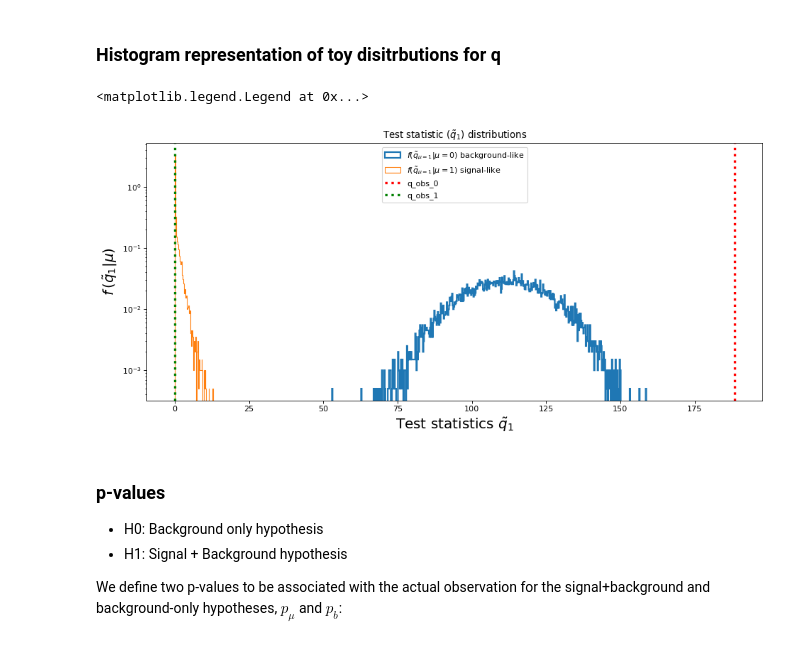
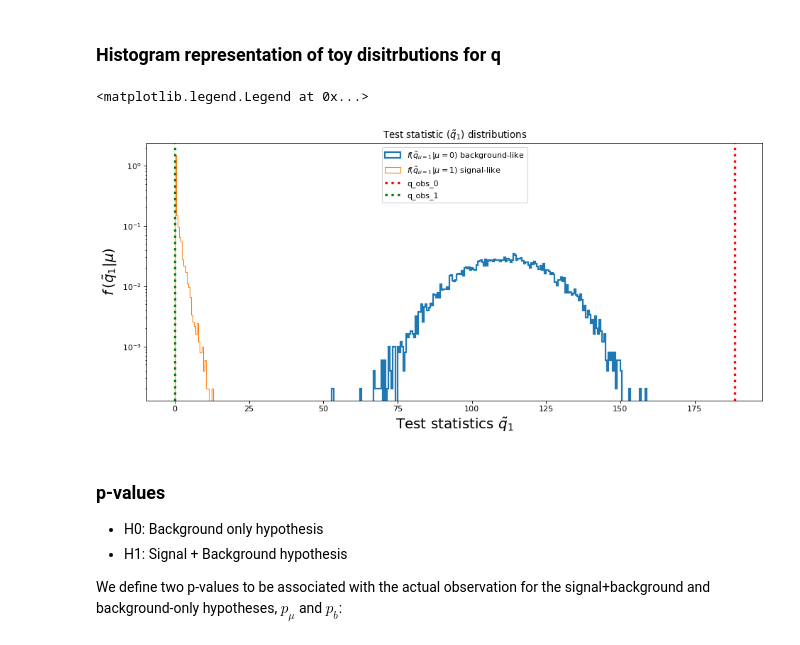
Before and after one commit to emabaci/LCP-mod.-B, a Jupyter notebook: final_project/Statistichal part.ipynb, the cells around one changed output. Drawn from its saved outputs; the diff is of its cells as text; code cells hidden in the pictures.

```diff
--- a/final_project/Statistichal part.ipynb
+++ b/final_project/Statistichal part.ipynb
@@ -247,31 +247,31 @@ for i in range(num):
 # %%
 figure(figsize=(14, 6), dpi=80)
 histogram_0 = plt.hist(q_0_1s,
-                       bins = np.arange(min(q_0_1s),max(q_0_1s) + 0.5,0.2),
+                       bins = np.arange(min(q_0_1s),max(q_0_1s) + 0.5,0.5),
                        histtype = 'step',
                        facecolor='c',
                        density=True,
                        label=r"$f(\tilde{q}_{\mu = 1}|\mu = 0)$ background-like",
                        linewidth=2)
 
 
 histogram_1 = plt.hist(q_1_1s,
-                       bins = np.arange(min(q_1_1s),max(q_1_1s) + 0.5,0.2),
+                       bins = np.arange(min(q_1_1s),max(q_1_1s) + 0.5,0.5),
                        histtype = 'step',facecolor='c',
                        label =r"$f(\tilde{q}_{\mu = 1}|\mu = 1)$ signal-like",
                        density = 'true')
 
 plt.axvline(q_obs_0, color='red', linestyle='dotted', linewidth=3, label = "q_obs_0")
 plt.axvline(q_obs_1, color='green', linestyle='dotted', linewidth=3, label = "q_obs_1")
 plt.yscale('log')
 
 plt.xlabel(r"Test statistics $\tilde{q}_1$", fontsize=18)
 plt.ylabel(r"$f\,(\tilde{q}_1|\mu)$", fontsize=18)
 plt.title(r"Test statistic $(\tilde{q}_1)$ distributions")
 plt.legend()
 # %% [output]
 <matplotlib.legend.Legend at 0x...>
-[figure, old version]
+[figure, new version]
 # %% [markdown]
 ### p-values
 * H0: Background only hypothesis
```
Also changed, not shown: parts of 2 cells of this notebook.
